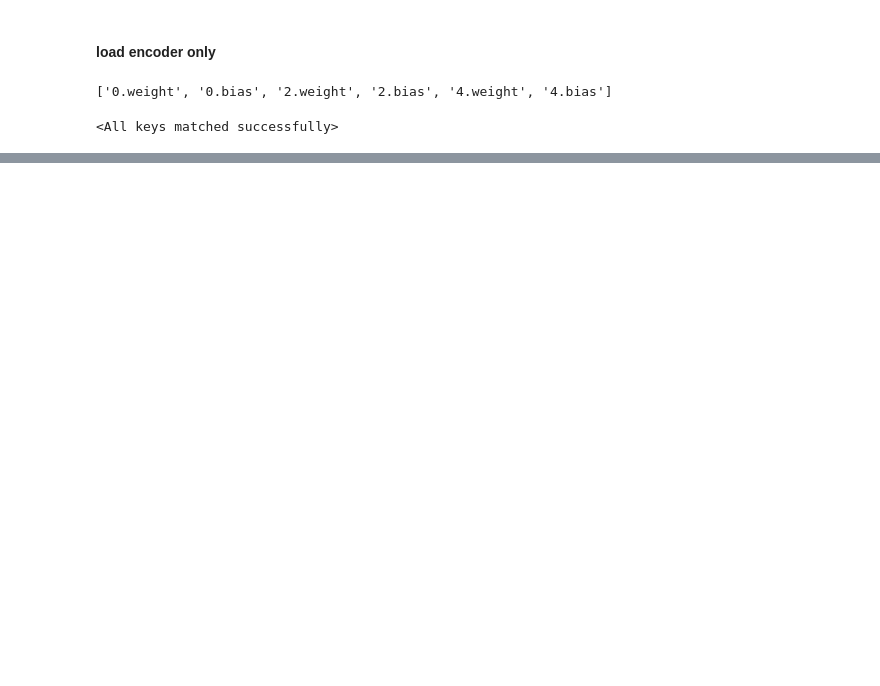
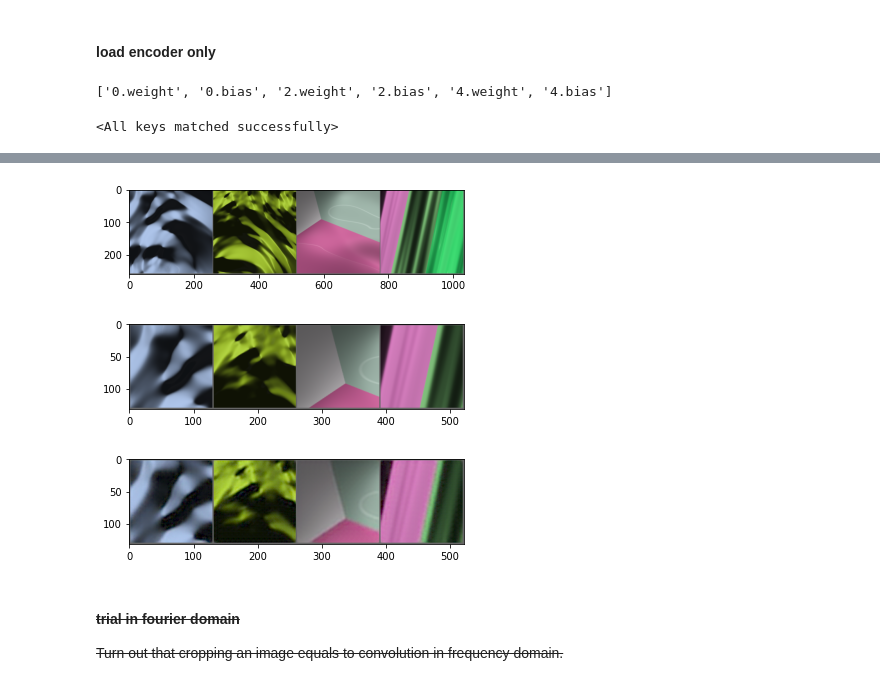
Before and after one commit to djbradyAtOpticalSciencesArizona/multiframeEstimation, a Jupyter notebook: demo_image_feature_representation.ipynb, the cells around one changed output, grey strips where cells are left out. Saved outputs shown, nothing was run; the diff lists cells and outputs as text; code cells hidden in the pictures; blank space fills up the shorter version.

```diff
--- a/demo_image_feature_representation.ipynb
+++ b/demo_image_feature_representation.ipynb
@@ -146,7 +152,9 @@ class demoAutoEncoder(nn.Module):
         self.decoder = nn.Sequential(
             deconv4x4(feature_planes, 64),
             nn.ReLU(inplace = True),
-            deconv4x4(64, in_planes),  ## different from colorAutoEncoder
+            deconv4x4(64, 32),
+            nn.ReLU(inplace = True),
+            deconv4x4(32, in_planes),
             # nn.ReLU(inplace = True),
             # nn.Conv2d(32, in_planes, 5, stride=1, padding=2)
         )
@@ -158,10 +166,13 @@ class demoAutoEncoder(nn.Module):
 
     def forward(self, x):
         x = self.encoder(x)
-        x = self.decoder(x)
+        n_batch, c, h, w = x.size()
+        x = self.decoder(x[:, :, :h//2, :w//2]) ## customized decoder
         return x
 # %%
 device = "cuda" if torch.cuda.is_available() else "cpu"
 in_planes = 3
 feature_planes = 128
 model = demoAutoEncoder(in_planes, feature_planes).to(device)
+# %%
+model.load_state_dict(torch.load('color_ae_on_512_synthetic.pt'))
@@ -192,7 +205,7 @@ import torch.optim as optim
 criterion = nn.MSELoss()
 optimizer = optim.Adam(filter(lambda p: p.requires_grad, model.parameters()), lr=5e-4)
 # %%
-for epoch in range(30):  # loop over the dataset multiple times
+for epoch in range(3):  # loop over the dataset multiple times
 
     running_loss = 0.0
     for i, data in enumerate(trainloader, 0):
@@ -238,0 +238,16 @@ KeyboardInterrupt: ignored
+# %%
+model.eval()
+with torch.no_grad():
+    running_loss = 0.0
+    running_psnr = 0.0
+    total = 0
+    for data in testloader:
+        inputs, targets = data
+        inputs = inputs.to(device)
+        targets = targets.to(device)
+        outputs = model(inputs).detach()
+        total += 1
+        running_loss += torch.mean((outputs - targets)**2)
+        # running_psnr += 10 * torch.log10(4/torch.mean((outputs - images)**2)) #unnormalize
+print('test loss: %.3f -- test psnr: %.2f' %
+                  (running_loss / total, running_psnr/total))
@@ -238,0 +256,24 @@ KeyboardInterrupt: ignored
+# %%
+'''
+    eval on test set
+
+row one: test inputs
+row two: test targets: left corner
+row three: test estimation
+'''
+
+dataiter = iter(testloader)
+images, targets = dataiter.next()
+outputs = model(images.to(device)).detach().cpu()
+# show images
+imshow(torchvision.utils.make_grid(images[:4]))
+imshow(torchvision.utils.make_grid(targets[:4]))
+imshow(torchvision.utils.make_grid(outputs[:4]))
+# %% [output]
+[figure, added]
+[figure, added]
+[figure, added]
+# %% [markdown]
+#### ~~trial in fourier domain~~
+
+~~Turn out that cropping an image equals to convolution in frequency domain.~~
```
Also changed, not shown: parts of 9 cells of this notebook.
